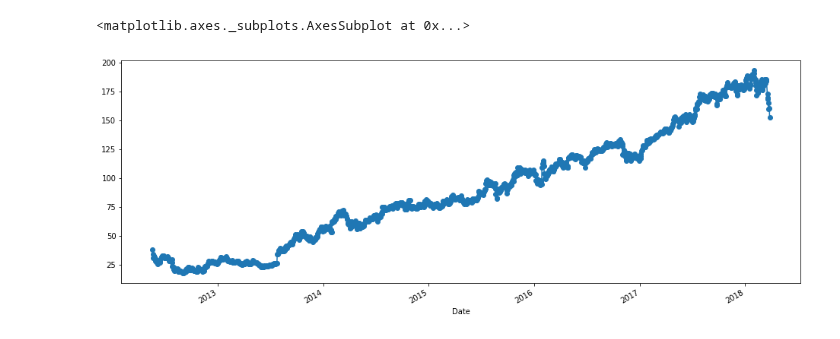
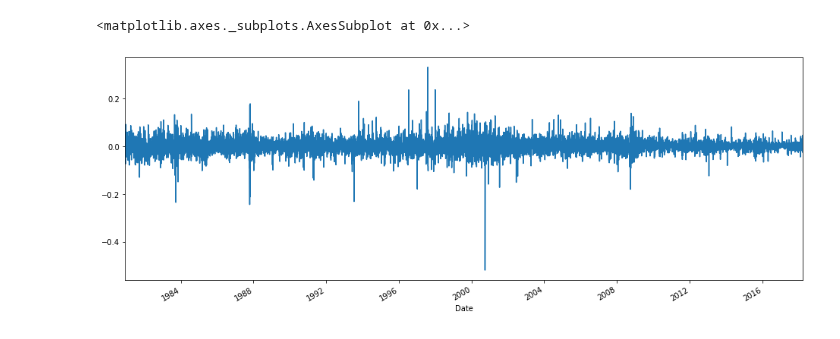
Before and after one commit to Berkat0789/Data_Analysis, a Jupyter notebook: review/SelfTests/Quandl and date time index.ipynb, the cells around one changed output. Drawn from its saved outputs; the diff is of its cells as text; code cells hidden in the pictures.

```diff
--- a/review/SelfTests/Quandl and date time index.ipynb
+++ b/review/SelfTests/Quandl and date time index.ipynb
@@ -5,4 +5,5 @@ import numpy as np
 import matplotlib.pyplot as plt
 from datetime import datetime
 # %%
-qd.ApiConfig.api_key = 'zm3rueXtNBPQNz5nWNGk'
+qd.ApiConfig.api_key = "zm3rueXtNBPQNz5nWNGk"
+apple = qd.get("WIKI/AAPL")
@@ -16,2 +32,2 @@ real_estate.plot(figsize = (16,6), marker = "o", color = "r", markerfacecolor =
-# %%
-apple = qd.get("WIKI/FB")
+# %%
+apple["Returns"] = (apple["Adj. Close"]/apple["Adj. Close"].shift(1)) -1
@@ -18,5 +50,5 @@ apple = qd.get("WIKI/FB")
 # %%
-apple.loc["2012-1-1":]["Adj. Close"].plot(figsize = (16,6), marker = "o")
+apple["Returns"].plot(figsize= (16,6))
 # %% [output]
 <matplotlib.axes._subplots.AxesSubplot at 0x...>
-[figure, old version]
+[figure, new version]
```
Also changed, not shown: parts of 22 cells of this notebook, 5 other files.
